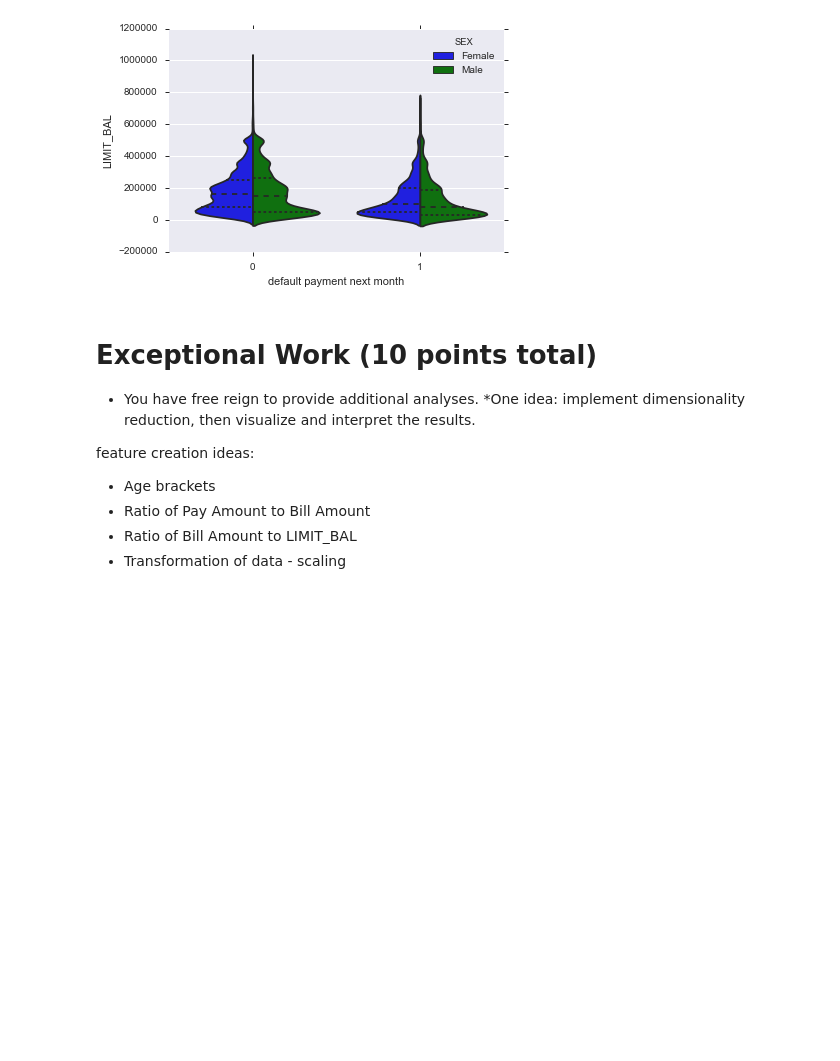
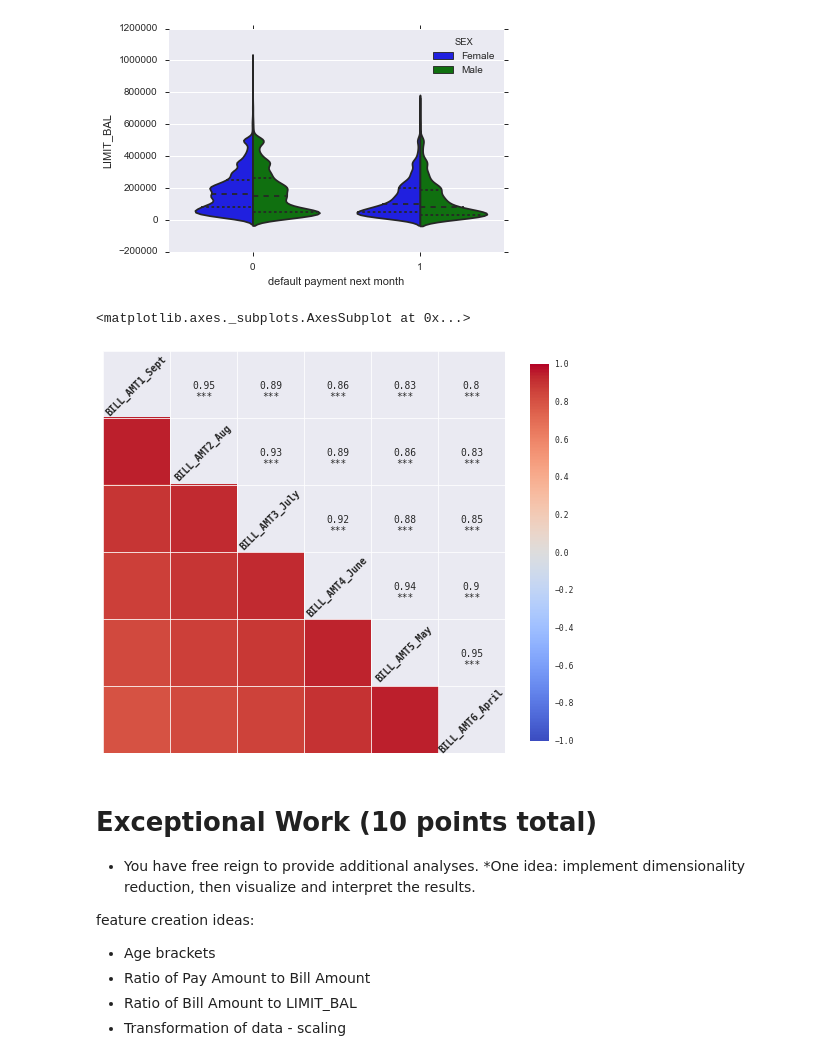
Before and after one commit to rlshuhart/MSDS7331_Project_1, a Jupyter notebook: MSDS7331_Project_1_Notebook.ipynb, the cells around one changed output. Drawn from its saved outputs; the diff is of its cells as text; code cells hidden in the pictures; blank space fills up the shorter version.

```diff
--- a/MSDS7331_Project_1_Notebook.ipynb
+++ b/MSDS7331_Project_1_Notebook.ipynb
@@ -287,6 +287,16 @@ sns.violinplot(data=cc_data, x='default payment next month',y='LIMIT_BAL', hue='
 # %% [output]
 <matplotlib.axes._subplots.AxesSubplot at 0x...>
 [figure]
+# %%
+sns.axes_style("white")
+f, ax = plt.subplots(figsize=(9, 9))
+# sns.heatmap(cc_data[['BILL_AMT1_Sept', 'BILL_AMT2_Aug', 'BILL_AMT3_July',
+#             'BILL_AMT4_June','BILL_AMT5_May', 'BILL_AMT6_April']].corr(), center=0)
+sns.corrplot(cc_data[['BILL_AMT1_Sept', 'BILL_AMT2_Aug', 'BILL_AMT3_July',
+            'BILL_AMT4_June','BILL_AMT5_May', 'BILL_AMT6_April']])
+# %% [output]
+<matplotlib.axes._subplots.AxesSubplot at 0x...>
+[figure, added]
 # %% [markdown]
 # Exceptional Work (10 points total)
 * You have free reign to provide additional analyses.
```
Also changed, not shown: 1 other file.
